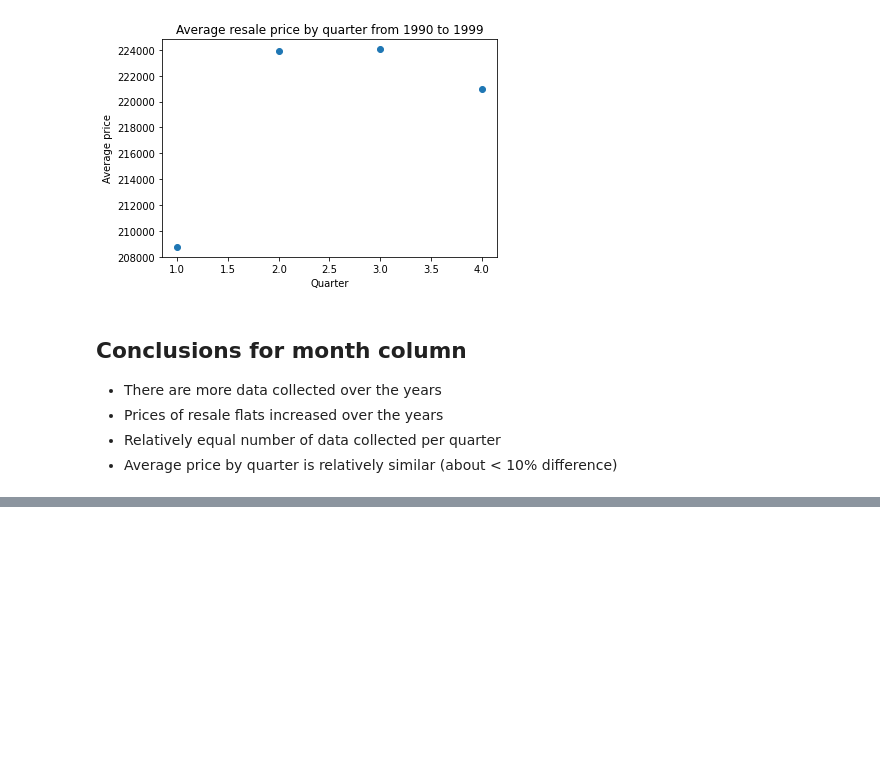
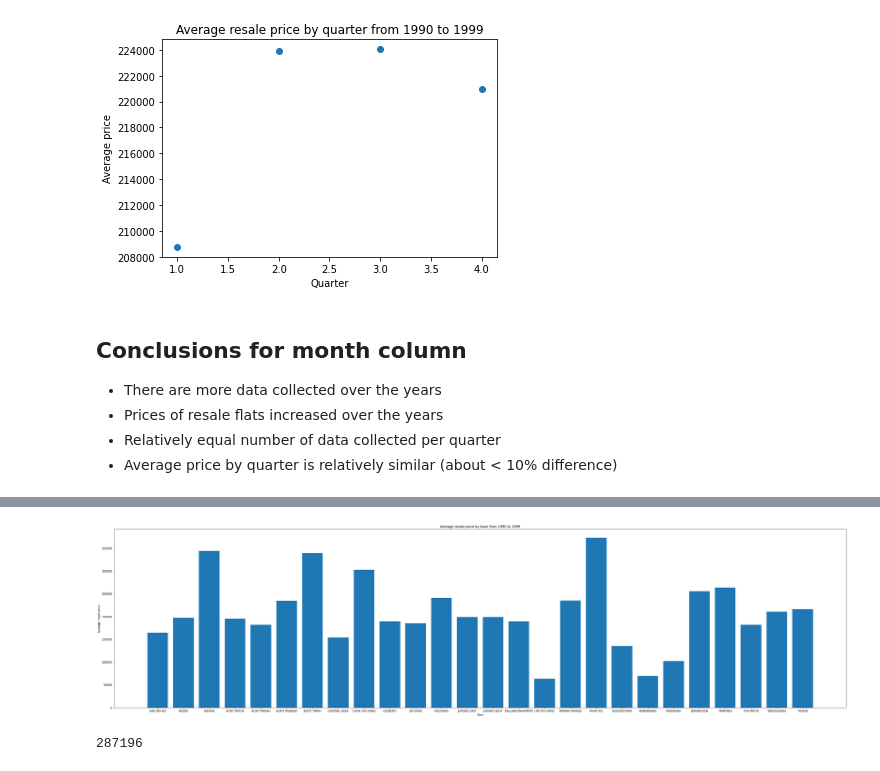
Before and after one commit to Zheng-Xuan/Singapore-resale-flat-price-prediction, a Jupyter notebook: EDA.ipynb, the cells around one changed output, grey strips where cells are left out. Drawn from its saved outputs; the diff is of its cells as text; code cells hidden in the pictures; blank space fills up the shorter version.

```diff
--- a/EDA.ipynb
+++ b/EDA.ipynb
@@ -156,0 +181,13 @@ plt.show()
+# %%
+# Show price distribution by town
+
+avg_prices_by_town = df_town.groupby(['town'])['resale_price'].mean()
+
+plt.figure(figsize= (48, 12))
+plt.bar(avg_prices_by_town.index, avg_prices_by_town.values)
+plt.xlabel('Town')
+plt.ylabel('Average resale price')
+plt.title('Average resale price by town from 1990 to 1999')
+plt.show()
+# %% [output]
+[figure, added]
@@ -156,0 +223,9 @@ plt.show()
+# %%
+region_series = []
+
+for t in df_town['town']:
+    region_series.append(regions[t])
+
+print(len(region_series))
+# %% [output]
+287196
```
Also changed, not shown: parts of 10 cells of this notebook, 1 other file.
